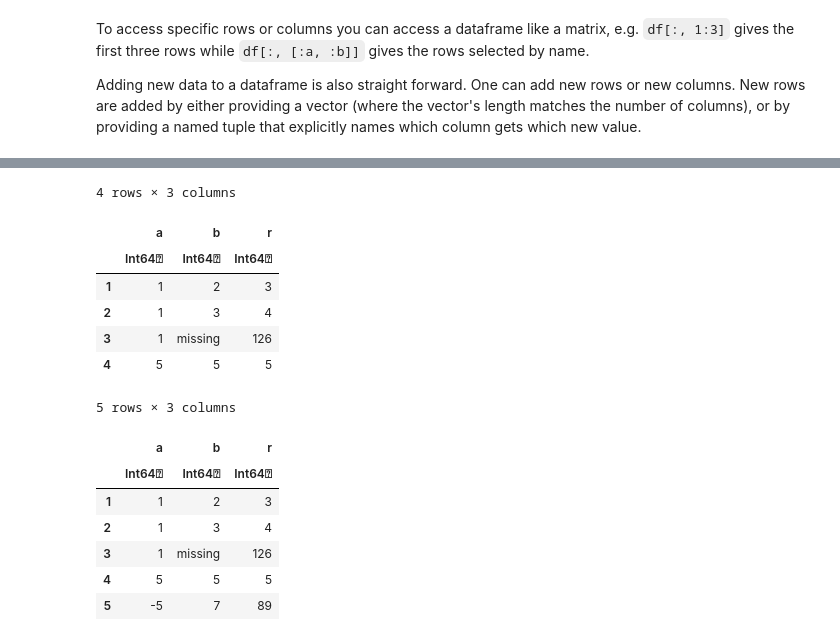
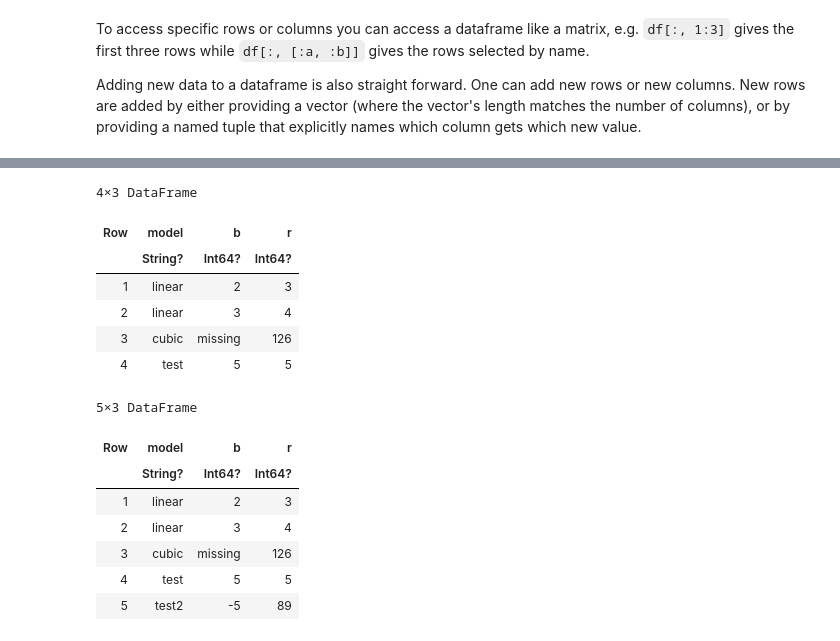
Before and after one commit to Datseris/Zero2Hero-JuliaWorkshop, a Jupyter notebook: 3-Ecosystem.ipynb, the cells around one changed output, grey strips where cells are left out. Cells and saved outputs as stored; diff of their text form; code cells hidden in the pictures.

```diff
--- a/3-Ecosystem.ipynb
+++ b/3-Ecosystem.ipynb
@@ -755,23 +891,23 @@ df1 = results[1:3, 1:3]
 # %%
 # add new row by order of columns
-push!(df1, [5, 5, 5])
+push!(df1, ["test", 5, 5])
 # %% [output]
-4 rows × 3 columns
+4×3 DataFrame
-|  | a | b | r |
-|  | Int64⍰ | Int64⍰ | Int64⍰ |
-| 1 | 1 | 2 | 3 |
-| 2 | 1 | 3 | 4 |
-| 3 | 1 | missing | 126 |
-| 4 | 5 | 5 | 5 |
+| Row | model | b | r |
+|  | String? | Int64? | Int64? |
+| 1 | linear | 2 | 3 |
+| 2 | linear | 3 | 4 |
+| 3 | cubic | missing | 126 |
+| 4 | test | 5 | 5 |
 # %%
 # add new row by name of columnns
-push!(df1, (b = 7, r=89, a = -5))
+push!(df1, (model = "test2", r=89, b = -5))
 # %% [output]
-5 rows × 3 columns
+5×3 DataFrame
-|  | a | b | r |
-|  | Int64⍰ | Int64⍰ | Int64⍰ |
-| 1 | 1 | 2 | 3 |
-| 2 | 1 | 3 | 4 |
-| 3 | 1 | missing | 126 |
-| 4 | 5 | 5 | 5 |
-| 5 | -5 | 7 | 89 |
+| Row | model | b | r |
+|  | String? | Int64? | Int64? |
+| 1 | linear | 2 | 3 |
+| 2 | linear | 3 | 4 |
+| 3 | cubic | missing | 126 |
+| 4 | test | 5 | 5 |
+| 5 | test2 | -5 | 89 |
```
Also changed, not shown: parts of 149 cells of this notebook, 5 other files.
